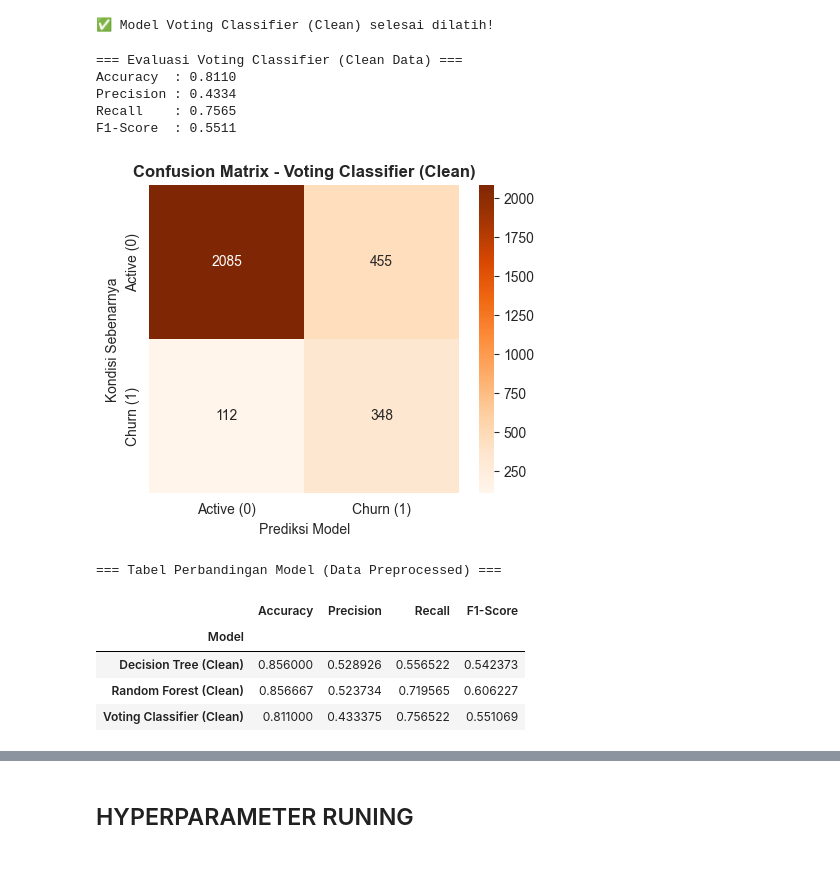
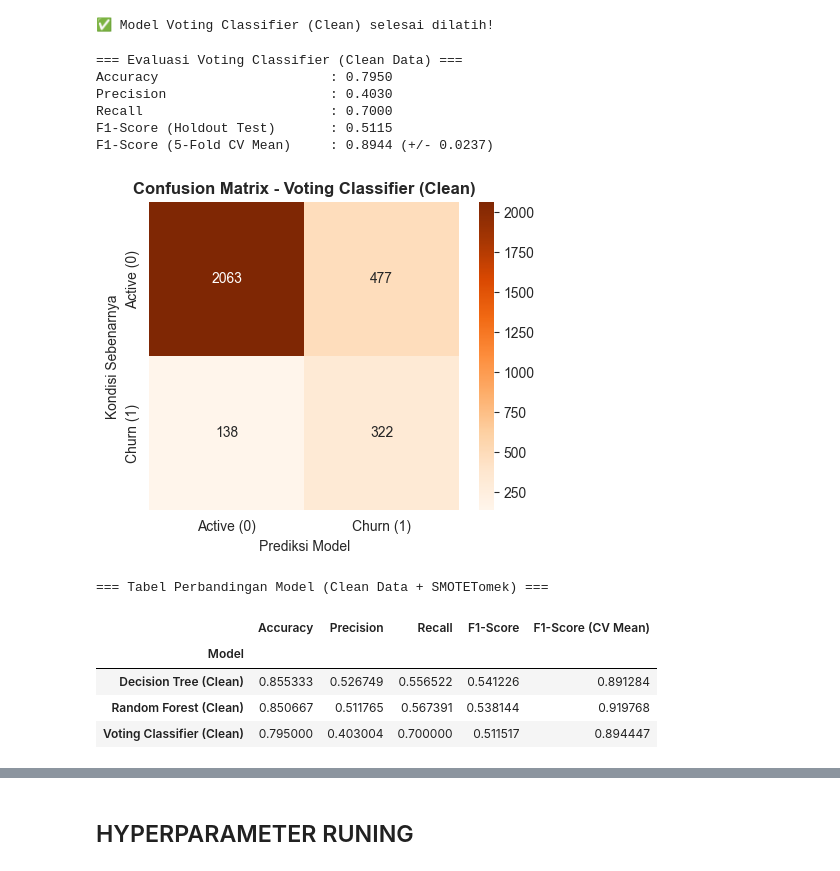
Before and after one commit to widipuriarto/customer-churn-prediction, a Jupyter notebook: Sales_and_Marketing_Customer.ipynb, the cells around one changed output, grey strips where cells are left out. Cells and saved outputs as stored; diff of their text form; code cells hidden in the pictures.

```diff
--- a/Sales_and_Marketing_Customer.ipynb
+++ b/Sales_and_Marketing_Customer.ipynb
@@ -729,11 +786,3 @@ churn
 1     1838
 Name: count, dtype: int64
 [figure]
-# %%
-# 34. Penerapan SMOTE pada Data Latih
-from imblearn.over_sampling import SMOTE
-# Inisiasi SMOTE dengan seed 42 agar kloningan data selalu identik setiap kali di-run
-smote = SMOTE(random_state=42)
-# Tahap FIT & RESAMPLE: Menimpa langsung X_train dan y_train yang lama
-X_train, y_train = smote.fit_resample(X_train, y_train)
-print("✅ Kloning data selesai! SMOTE berhasil menyeimbangkan kelas pada data latih.")
@@ -741,0 +789,16 @@ print("✅ Kloning data selesai! SMOTE berhasil menyeimbangkan kelas pada data l
+# %%
+# 34. Penerapan SMOTETomek (Hybrid Oversampling & Undersampling)
+
+from imblearn.combine import SMOTETomek
+
+print("Menyeimbangkan kelas dan membersihkan perbatasan dengan SMOTETomek...")
+
+# Inisiasi SMOTETomek
+# random_state=42 dikunci agar proses acak pembuatan data sintetik selalu identik setiap kali di-run
+smt = SMOTETomek(random_state=42)
+
+# Tahap FIT & RESAMPLE: SMOTE beraksi mencetak data minoritas, Tomek Links memotong overlap perbatasan
+X_train, y_train = smt.fit_resample(X_train, y_train)
+
+print("\n✅ Eksekusi SMOTETomek Selesai!")
+print("Data latih Anda kini seimbang sempurna dan perbatasannya telah dibersihkan secara kejam dari noise!")
@@ -885,36 +962,42 @@ print("✅ Model Voting Classifier (Clean) selesai dilatih!")
 # %%
 # 42. Evaluasi Voting Classifier (Data Preprocessed)
 
-# Meminta model menebak status churn
+# 1. Tebakan Statis Data Uji
 y_pred_voting_clean = model_voting_clean.predict(X_test)
+
+# 2. Pengujian Silang 5-Fold CV pada Data Latih (SMOTETomek)
+cv_scores_voting_clean = cross_val_score(model_voting_clean, X_train, y_train, cv=10, scoring='f1', n_jobs=-1)
 
 # Menampilkan metrik evaluasi
 print("=== Evaluasi Voting Classifier (Clean Data) ===")
-print(f"Accuracy  : {accuracy_score(y_test, y_pred_voting_clean):.4f}")
-print(f"Precision : {precision_score(y_test, y_pred_voting_clean):.4f}")
-print(f"Recall    : {recall_score(y_test, y_pred_voting_clean):.4f}")
-print(f"F1-Score  : {f1_score(y_test, y_pred_voting_clean):.4f}\n")
+print(f"Accuracy                      : {accuracy_score(y_test, y_pred_voting_clean):.4f}")
+print(f"Precision                     : {precision_score(y_test, y_pred_voting_clean):.4f}")
+print(f"Recall                        : {recall_score(y_test, y_pred_voting_clean):.4f}")
+print(f"F1-Score (Holdout Test)       : {f1_score(y_test, y_pred_voting_clean):.4f}")
+print(f"F1-Score (5-Fold CV Mean)     : {cv_scores_voting_clean.mean():.4f} (+/- {cv_scores_voting_clean.std():.4f})\n")
 
 # Visualisasi Confusion Matrix
 plt.figure(figsize=(5, 4))
 sns.heatmap(confusion_matrix(y_test, y_pred_voting_clean), annot=True, fmt='d', cmap='Oranges',
             xticklabels=['Active (0)', 'Churn (1)'],
             yticklabels=['Active (0)', 'Churn (1)'])
 plt.title('Confusion Matrix - Voting Classifier (Clean)', fontweight='bold')
 plt.xlabel('Prediksi Model')
 plt.ylabel('Kondisi Sebenarnya')
 plt.show()
 # %% [output]
 === Evaluasi Voting Classifier (Clean Data) ===
-Accuracy  : 0.8110
-Precision : 0.4334
-Recall    : 0.7565
-F1-Score  : 0.5511
+Accuracy                      : 0.7950
+Precision                     : 0.4030
+Recall                        : 0.7000
+F1-Score (Holdout Test)       : 0.5115
+F1-Score (5-Fold CV Mean)     : 0.8944 (+/- 0.0237)
-[figure, old version]
+[figure, new version]
 # %%
-# 43. Perbandingan Performa 3 Model (Data Bersih / Preprocessed)
+# 43. Perbandingan Performa 3 Model (Clean Data)
 
-# Mengumpulkan metrik ke dalam dictionary
+import pandas as pd
+
 eval_data_clean = {
     'Model': ['Decision Tree (Clean)', 'Random Forest (Clean)', 'Voting Classifier (Clean)'],
     'Accuracy': [
@@ -936,22 +1019,26 @@ eval_data_clean = {
         f1_score(y_test, y_pred_dt_clean),
         f1_score(y_test, y_pred_rf_clean),
         f1_score(y_test, y_pred_voting_clean)
+    ],
+    'F1-Score (CV Mean)': [
+        cv_scores_dt_clean.mean(),
+        cv_scores_rf_clean.mean(),
+        cv_scores_voting_clean.mean()
     ]
 }
 
-# Membuat DataFrame
 df_eval_clean = pd.DataFrame(eval_data_clean)
 df_eval_clean.set_index('Model', inplace=True)
 
-print("=== Tabel Perbandingan Model (Data Preprocessed) ===")
+print("=== Tabel Perbandingan Model (Clean Data + SMOTETomek) ===")
 display(df_eval_clean)
 # %% [output]
-=== Tabel Perbandingan Model (Data Preprocessed) ===
+=== Tabel Perbandingan Model (Clean Data + SMOTETomek) ===
-|  | Accuracy | Precision | Recall | F1-Score |
-| Model |  |  |  |  |
-| Decision Tree (Clean) | 0.856000 | 0.528926 | 0.556522 | 0.542373 |
-| Random Forest (Clean) | 0.856667 | 0.523734 | 0.719565 | 0.606227 |
-| Voting Classifier (Clean) | 0.811000 | 0.433375 | 0.756522 | 0.551069 |
+|  | Accuracy | Precision | Recall | F1-Score | F1-Score (CV Mean) |
+| Model |  |  |  |  |  |
+| Decision Tree (Clean) | 0.855333 | 0.526749 | 0.556522 | 0.541226 | 0.891284 |
+| Random Forest (Clean) | 0.850667 | 0.511765 | 0.567391 | 0.538144 | 0.919768 |
+| Voting Classifier (Clean) | 0.795000 | 0.403004 | 0.700000 | 0.511517 | 0.894447 |
 # %%
 # 44. Analisis Perbandingan Keseluruhan (Direct vs Preprocessed)
 
```
Also changed, not shown: parts of 33 cells of this notebook, 5 other files.
